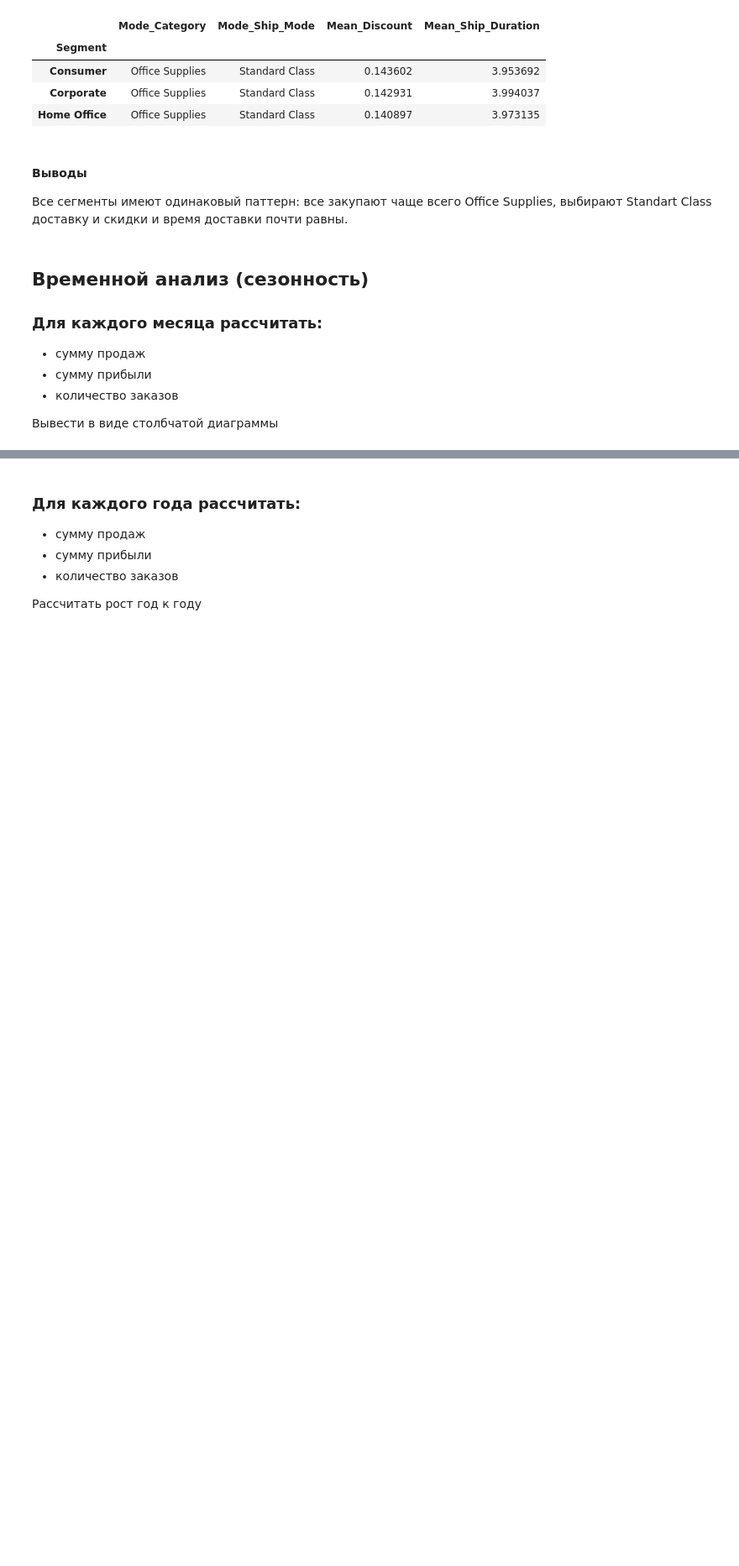
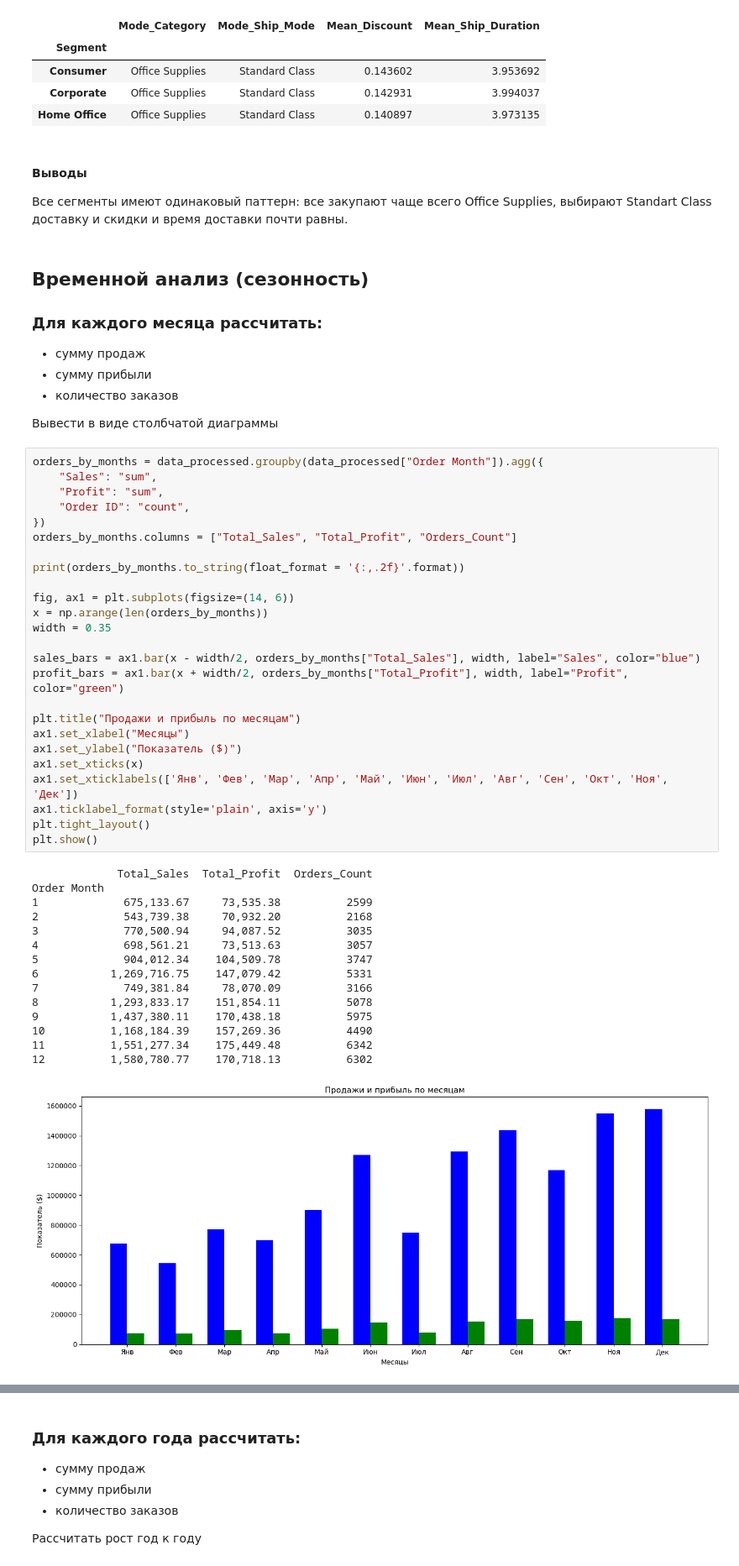
Before and after one commit to AlexanderSh11/powerbi-sales-dashboard-global-superstore, a Jupyter notebook: notebooks/01_eda_and_data_preparation.ipynb, the cells around one changed output, grey strips where cells are left out. Shown at 84% size. Saved outputs shown, nothing was run; the diff lists cells and outputs as text; blank space fills up the shorter version.

```diff
--- a/notebooks/01_eda_and_data_preparation.ipynb
+++ b/notebooks/01_eda_and_data_preparation.ipynb
@@ -573,3 +573,44 @@ customers_by_segments
 - количество заказов
 
 Вывести в виде столбчатой диаграммы
+# %%
+orders_by_months = data_processed.groupby(data_processed["Order Month"]).agg({
+    "Sales": "sum",
+    "Profit": "sum",
+    "Order ID": "count",
+})
+orders_by_months.columns = ["Total_Sales", "Total_Profit", "Orders_Count"]
+
+print(orders_by_months.to_string(float_format = '{:,.2f}'.format))
+
+fig, ax1 = plt.subplots(figsize=(14, 6))
+x = np.arange(len(orders_by_months))
+width = 0.35
+
+sales_bars = ax1.bar(x - width/2, orders_by_months["Total_Sales"], width, label="Sales", color="blue")
+profit_bars = ax1.bar(x + width/2, orders_by_months["Total_Profit"], width, label="Profit", color="green")
+
+plt.title("Продажи и прибыль по месяцам")
+ax1.set_xlabel("Месяцы")
+ax1.set_ylabel("Показатель ($)")
+ax1.set_xticks(x)
+ax1.set_xticklabels(['Янв', 'Фев', 'Мар', 'Апр', 'Май', 'Июн', 'Июл', 'Авг', 'Сен', 'Окт', 'Ноя', 'Дек'])
+ax1.ticklabel_format(style='plain', axis='y')
+plt.tight_layout()
+plt.show()
+# %% [output]
+             Total_Sales  Total_Profit  Orders_Count
+Order Month
+1             675,133.67     73,535.38          2599
+2             543,739.38     70,932.20          2168
+3             770,500.94     94,087.52          3035
+4             698,561.21     73,513.63          3057
+5             904,012.34    104,509.78          3747
+6           1,269,716.75    147,079.42          5331
+7             749,381.84     78,070.09          3166
+8           1,293,833.17    151,854.11          5078
+9           1,437,380.11    170,438.18          5975
+10          1,168,184.39    157,269.36          4490
+11          1,551,277.34    175,449.48          6342
+12          1,580,780.77    170,718.13          6302
+[figure, added]
```
Also changed, not shown: parts of 3 cells of this notebook.
